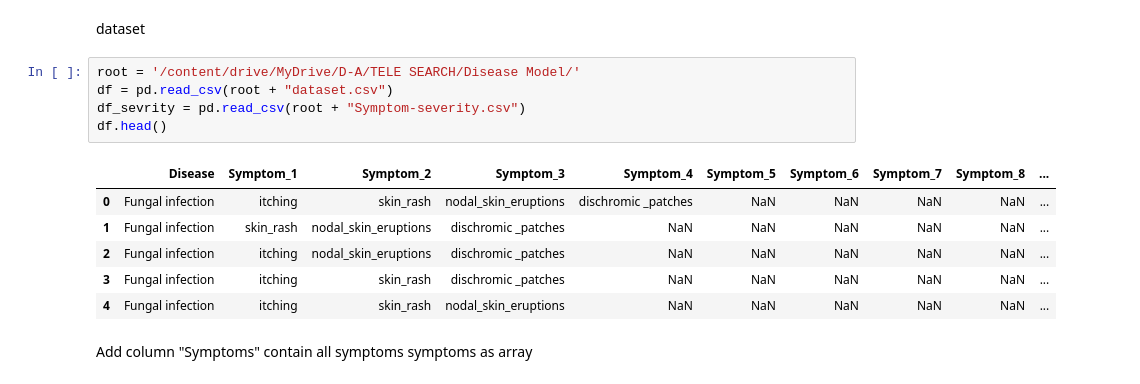
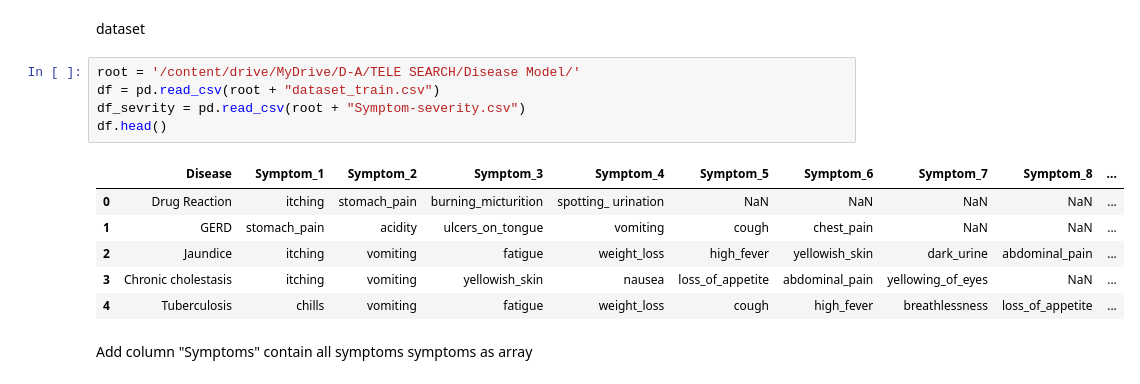
Before and after one commit to cCyberBear/Telemec-AI, a Jupyter notebook: Tele-search.ipynb, the cells around one changed output. Saved outputs shown, nothing was run; the diff lists cells and outputs as text.

```diff
--- a/Tele-search.ipynb
+++ b/Tele-search.ipynb
@@ -217,16 +200,16 @@ def format_name(key):
 dataset
 # %%
 root = '/content/drive/MyDrive/D-A/TELE SEARCH/Disease Model/'
-df = pd.read_csv(root + "dataset.csv")
+df = pd.read_csv(root + "dataset_train.csv")
 df_sevrity = pd.read_csv(root + "Symptom-severity.csv")
 df.head()
 # %% [output]
 |  | Disease | Symptom_1 | Symptom_2 | Symptom_3 | Symptom_4 | Symptom_5 | Symptom_6 | Symptom_7 | Symptom_8 | ... |
-| 0 | Fungal infection | itching | skin_rash | nodal_skin_eruptions | dischromic _patches | NaN | NaN | NaN | NaN | ... |
-| 1 | Fungal infection | skin_rash | nodal_skin_eruptions | dischromic _patches | NaN | NaN | NaN | NaN | NaN | ... |
-| 2 | Fungal infection | itching | nodal_skin_eruptions | dischromic _patches | NaN | NaN | NaN | NaN | NaN | ... |
-| 3 | Fungal infection | itching | skin_rash | dischromic _patches | NaN | NaN | NaN | NaN | NaN | ... |
-| 4 | Fungal infection | itching | skin_rash | nodal_skin_eruptions | NaN | NaN | NaN | NaN | NaN | ... |
+| 0 | Drug Reaction | itching | stomach_pain | burning_micturition | spotting_ urination | NaN | NaN | NaN | NaN | ... |
+| 1 | GERD | stomach_pain | acidity | ulcers_on_tongue | vomiting | cough | chest_pain | NaN | NaN | ... |
+| 2 | Jaundice | itching | vomiting | fatigue | weight_loss | high_fever | yellowish_skin | dark_urine | abdominal_pain | ... |
+| 3 | Chronic cholestasis | itching | vomiting | yellowish_skin | nausea | loss_of_appetite | abdominal_pain | yellowing_of_eyes | NaN | ... |
+| 4 | Tuberculosis | chills | vomiting | fatigue | weight_loss | cough | high_fever | breathlessness | loss_of_appetite | ... |
 # %% [markdown]
 Add column "Symptoms" contain all symptoms symptoms as array
 # %%
```
Also changed, not shown: parts of 19 cells of this notebook, 6 other files.
